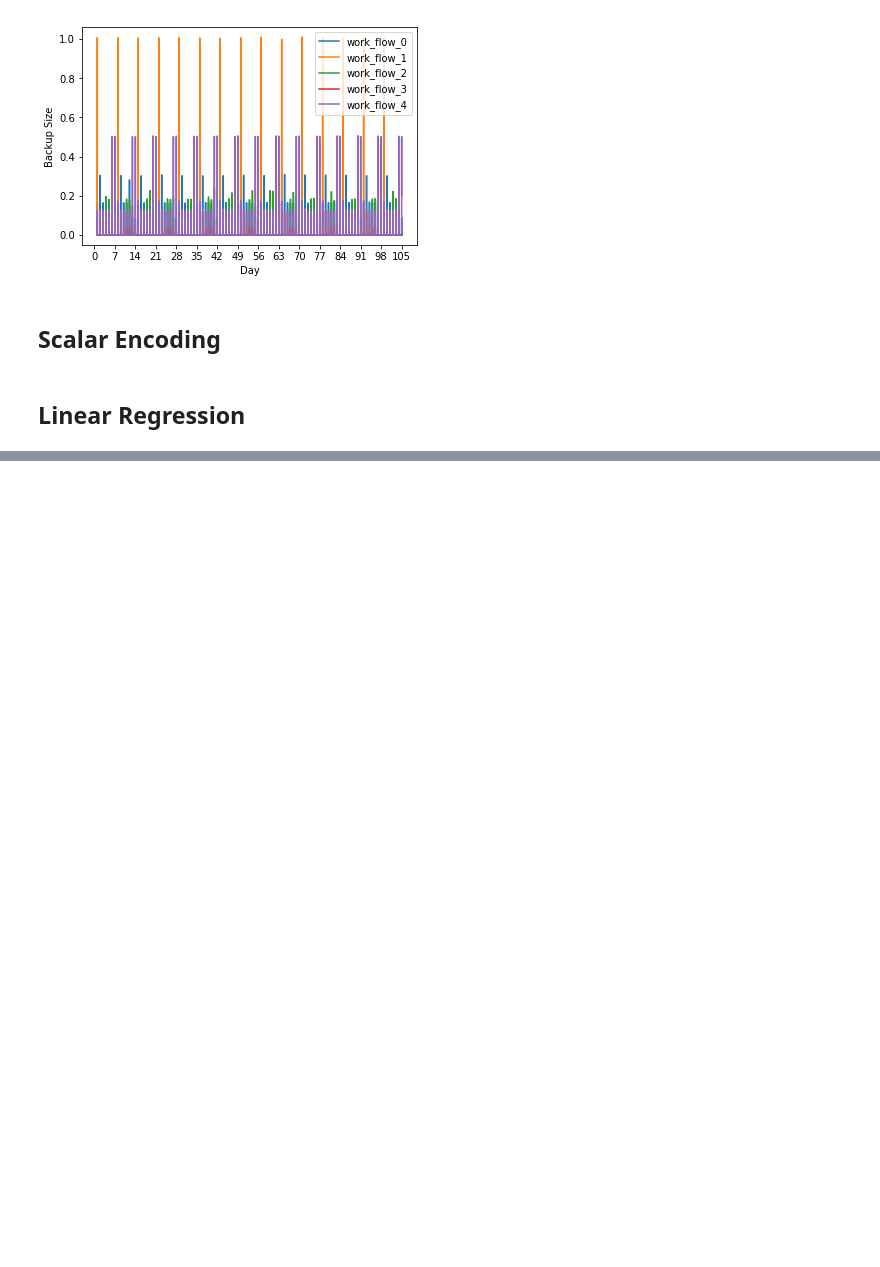
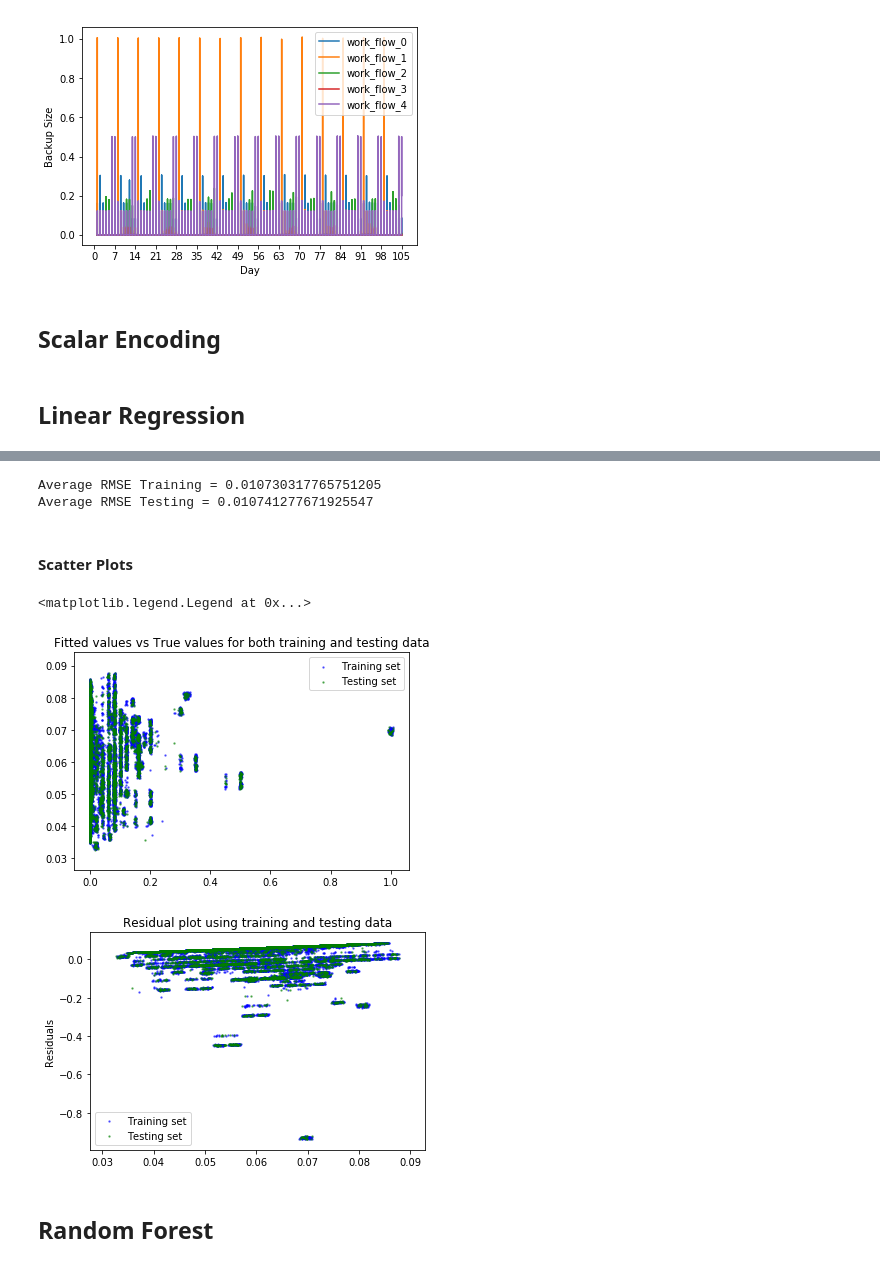
Before and after one commit to 219Winter2019adjz/Project4, a Jupyter notebook: Dataset1.ipynb, the cells around one changed output, grey strips where cells are left out. Saved outputs shown, nothing was run; the diff lists cells and outputs as text; code cells hidden in the pictures; blank space fills up the shorter version.

Commit message:
added scatter plots

```diff
--- a/Dataset1.ipynb
+++ b/Dataset1.ipynb
@@ -228,0 +228,14 @@ reg.score(X_encoded, size_encoded)
+# %%
+kf = KFold(n_splits=10)
+rmse_per_fold_train = []
+rmse_per_fold_test = []
+i = 0
+for trainset, testset in kf.split(X_encoded):
+    X_train, X_test = X_encoded[trainset], X_encoded[testset]
+    y_train, y_test = Y_encoded[trainset], Y_encoded[testset]
+    model.fit(X_train, y_train)
+    rmse_per_fold_train.append(mean_squared_error(y_train, model.predict(X_train)))
+    rmse_per_fold_test.append(mean_squared_error(y_test, model.predict(X_test)))
+    print('RMSE Training for fold {} = {}'.format(i, mean_squared_error(y_train, model.predict(X_train))))
+    print('RMSE Testing for fold {} = {}'.format(i, mean_squared_error(y_test, model.predict(X_test))))
+    i = i + 1
@@ -228,0 +263,42 @@ reg.score(X_encoded, size_encoded)
+# %%
+print('Average RMSE Training = {}'.format(np.mean(rmse_per_fold_train)))
+print('Average RMSE Testing = {}'.format(np.mean(rmse_per_fold_test)))
+# %% [output]
+Average RMSE Training = 0.010730317765751205
+Average RMSE Testing = 0.010741277671925547
+# %% [markdown]
+#### Scatter Plots
+# %%
+
+X_train, X_test, y_train, y_test = train_test_split(X_encoded, Y_encoded, test_size=0.25, random_state=1)
+
+model.fit(X_train, y_train)
+
+pred_train = model.predict(X_train)
+
+
+# Fitted values vs true values
+plt.scatter(y_train, model.predict(X_train), c='b', s=2, alpha=0.5)
+plt.scatter(y_test, model.predict(X_test), c='g', s=2, alpha=0.5)
+# plt.hlines(y=0,xmin=0,xmax=50)
+plt.title('Fitted values vs True values for both training and testing data')
+# plt.ylabel('Residuals')
+plt.legend(['Training set', 'Testing set'])
+
+plt.figure()
+# Residuals vs Fitted values
+plt.scatter(model.predict(X_train), model.predict(X_train) - y_train, c='b', s=2, alpha=0.5)
+plt.scatter(model.predict(X_test), model.predict(X_test) - y_test, c='g', s=2, alpha=0.5)
+# plt.hlines(y=0,xmin=0,xmax=50)
+plt.title('Residual plot using training and testing data')
+plt.ylabel('Residuals')
+plt.legend(['Training set', 'Testing set'])
+# predicted_Y = model.predict(X_encoded)
+
+# residual_values = np.linalg.norm(Y_encoded - model.predict(X_encoded)) ** 2
+# %% [output]
+<matplotlib.legend.Legend at 0x...>
+[figure, added]
+[figure, added]
+# %% [markdown]
+## Random Forest
```
Also changed, not shown: parts of 6 cells of this notebook.
